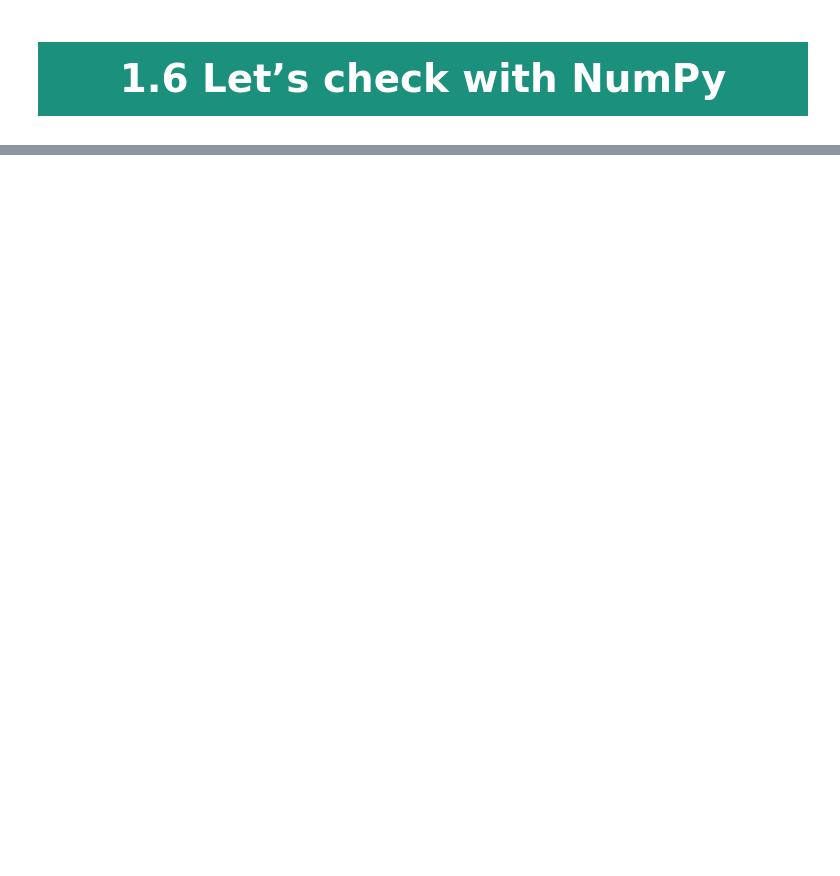
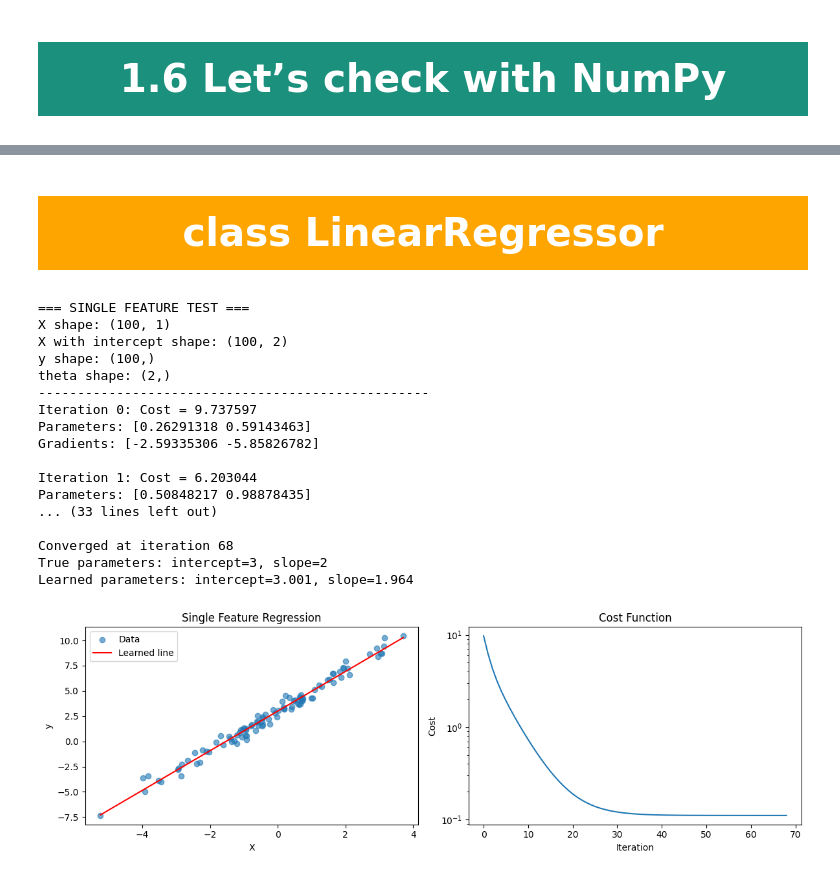
Before and after one commit to MELAI-1/MY-PROJECT, a Jupyter notebook: machine-learning/Melvin_ml_t1.ipynb, the cells around one changed output, grey strips where cells are left out. Saved outputs shown, nothing was run; the diff lists cells and outputs as text; code cells hidden in the pictures; blank space fills up the shorter version.

```diff
--- a/machine-learning/Melvin_ml_t1.ipynb
+++ b/machine-learning/Melvin_ml_t1.ipynb
@@ -119,0 +496,3 @@ plt.tight_layout()
+# %% [markdown]
+<a id="class"></a>
+# <p style="background-color: #FFA500; font-family:Avantgarde; color:#ffffff; font-size:150%; text-align:center; border-radius:200px 30px; overflow:hidden; padding:17px">class LinearRegressor</p>
@@ -119,0 +661,43 @@ plt.tight_layout()
+# %%
+# Example usage and testing
+def test_single_feature():
+    """Test with single feature (should match our previous implementation)"""
+    print("=== SINGLE FEATURE TEST ===")
+
+    # Generate synthetic data
+    np.random.seed(42)
+    X = np.random.randn(100, 1) * 2
+    true_intercept, true_slope = 3, 2
+    y = df
+
+    # Train model
+    model = LinearRegressor()
+    model.fit(X, y, learning_rate=0.1, max_iterations=1000)
+
+    # Get parameters
+    params = model.get_parameters()
+    print(f"True parameters: intercept={true_intercept}, slope={true_slope}")
+    print(f"Learned parameters: intercept={params['intercept']:.3f}, slope={params['coefficients'][0]:.3f}")
+
+    # Plot results
+    plt.figure(figsize=(12, 4))
+
+    plt.subplot(1, 2, 1)
+    plt.scatter(X, y, alpha=0.6, label='Data')
+    X_plot = np.linspace(X.min(), X.max(), 100).reshape(-1, 1)
+    y_pred = model.predict(X_plot)
+    plt.plot(X_plot, y_pred, 'r-', label='Learned line')
+    plt.xlabel('X')
+    plt.ylabel('y')
+    plt.title('Single Feature Regression')
+    plt.legend()
+
+    plt.subplot(1, 2, 2)
+    plt.plot(model.cost_history)
+    plt.xlabel('Iteration')
+    plt.ylabel('Cost')
+    plt.title('Cost Function')
+    plt.yscale('log')
+
+    plt.tight_layout()
+    plt.show()
@@ -119,0 +804,21 @@ plt.tight_layout()
+# %%
+test_single_feature()
+# %% [output]
+=== SINGLE FEATURE TEST ===
+X shape: (100, 1)
+X with intercept shape: (100, 2)
+y shape: (100,)
+theta shape: (2,)
+--------------------------------------------------
+Iteration 0: Cost = 9.737597
+Parameters: [0.26291318 0.59143463]
+Gradients: [-2.59335306 -5.85826782]
+
+Iteration 1: Cost = 6.203044
+Parameters: [0.50848217 0.98878435]
+... (33 lines left out)
+
+Converged at iteration 68
+True parameters: intercept=3, slope=2
+Learned parameters: intercept=3.001, slope=1.964
+[figure, added]
```
Also changed, not shown: parts of 32 cells of this notebook.
